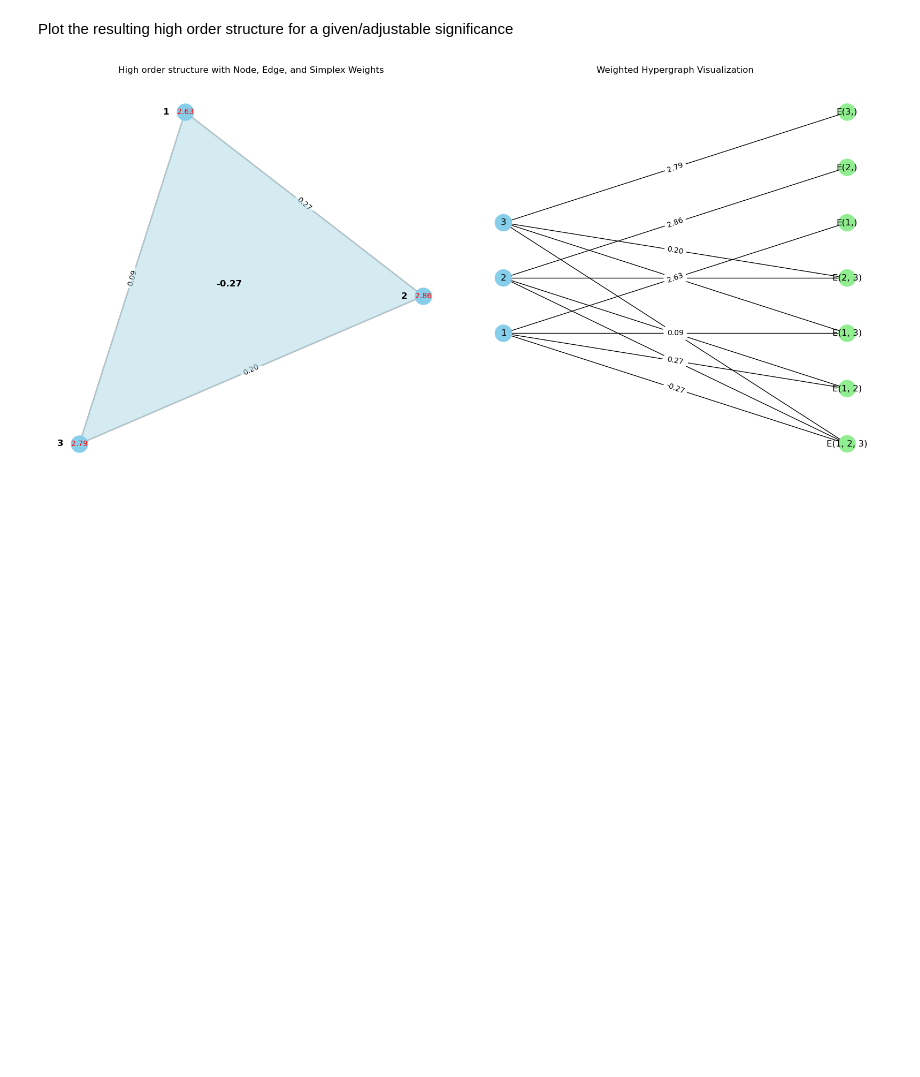
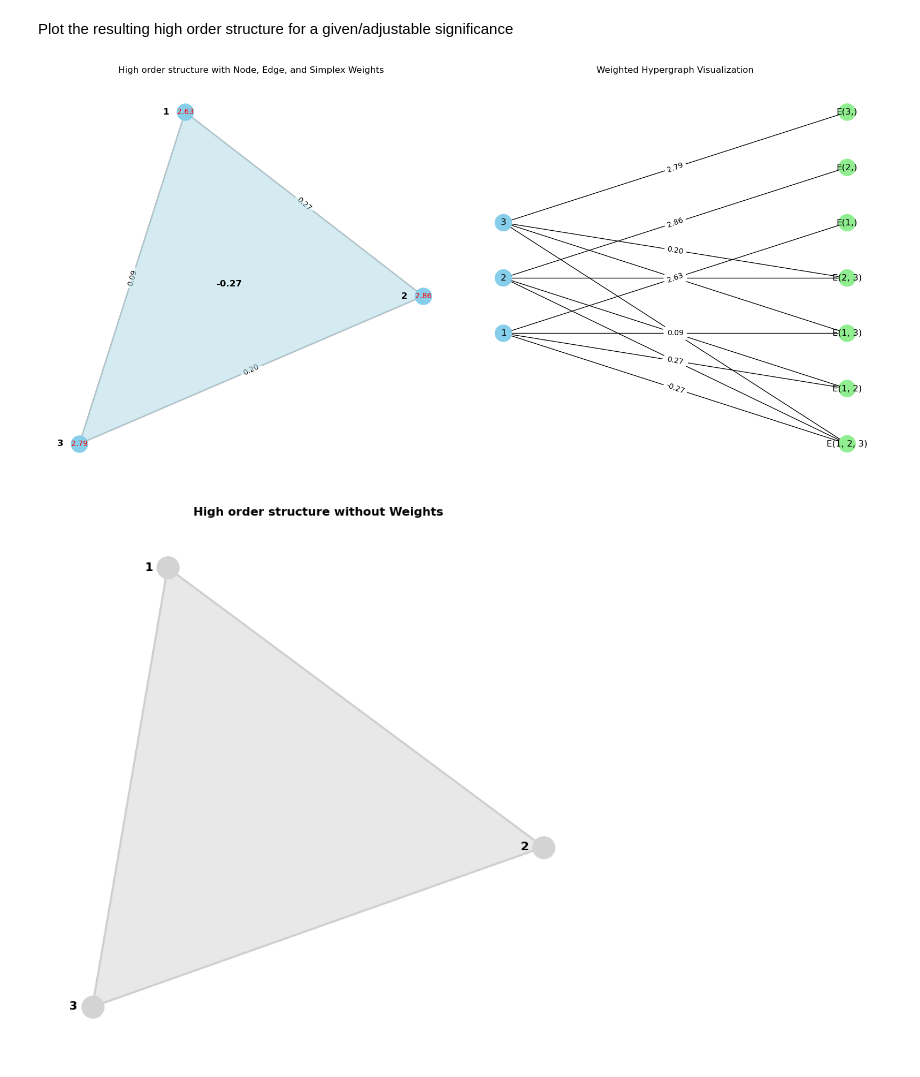
Before and after one commit to cyrilrommens/PhD_1, a Jupyter notebook: Infotopo_metrics.ipynb, the cells around one changed output. Drawn from its saved outputs; the diff is of its cells as text; code cells hidden in the pictures; blank space fills up the shorter version.

Commit message:
Compute TSE complexity first attempt

```diff
--- a/Infotopo_metrics.ipynb
+++ b/Infotopo_metrics.ipynb
@@ -275,3 +339,69 @@ plt.tight_layout()
 plt.show()
 # %% [output]
 [figure]
+# %%
+significance = 0
+
+# Filter the interactions for a given significance and remove zero-weight hyperedges
+hyperedges = {k: v for k, v in Ninfomut.items() if abs(v) > significance}
+
+# Given simplices with weights
+simplices = hyperedges
+
+# Create a graph to represent the simplicial complex
+G = nx.Graph()
+
+# Add nodes for each vertex in the simplices
+nodes = set()
+for simplex in simplices:
+    nodes.update(simplex)
+G.add_nodes_from(nodes)
+
+# Add edges for 2-simplices (pairs of nodes)
+for simplex, weight in simplices.items():
+    if len(simplex) == 2:  # Only add edges for 2-simplices
+        G.add_edge(simplex[0], simplex[1])
+
+# Create a layout for visualization
+pos_G = nx.spring_layout(G, seed=42)
+
+# Plot the simplicial complex
+fig, ax = plt.subplots(figsize=(8, 8))  # Single plot
+
+# Draw nodes
+nx.draw_networkx_nodes(G, pos_G, node_size=500, node_color="lightgray", ax=ax)
+
+# Draw edges
+nx.draw_networkx_edges(G, pos_G, width=2, alpha=0.6, edge_color="darkgray", ax=ax)
+
+# Fill triangles for 3-simplices in a shade of gray
+for simplex in simplices:
+    if len(simplex) == 3:  # Only consider 3-simplices
+        # Extract the positions of the nodes
+        node_positions = [pos_G[node] for node in simplex]
+        # Create a Polygon to represent the triangle
+        triangle = patches.Polygon(node_positions, closed=True, color='lightgray', alpha=0.5)
+        # Add the triangle to the plot
+        ax.add_patch(triangle)
+
+# Set an adjustable offset for the node labels
+offset = 0.07  # You can change this value to increase or decrease the distance of the label from the node
+
+# Adjust the positions of the node number labels to ensure they are outside the nodes
+adjusted_pos = {node: (x - offset, y) for node, (x, y) in pos_G.items()}
+
+# Draw the node number labels with the adjusted positions
+node_numbers = {n: str(n) for n in G.nodes()}
+nx.draw_networkx_labels(G, adjusted_pos, labels=node_numbers, font_size=12, font_weight="bold", font_color="black", ax=ax)
+
+# Set the title for the simplicial complex
+ax.set_title("High order structure without Weights", fontweight="bold")
+
+# Turn off the axis
+ax.axis("off")
+
+# Display the plot
+plt.tight_layout()
+plt.show()
+# %% [output]
+[figure, added]
```
Also changed, not shown: parts of 6 cells of this notebook.
